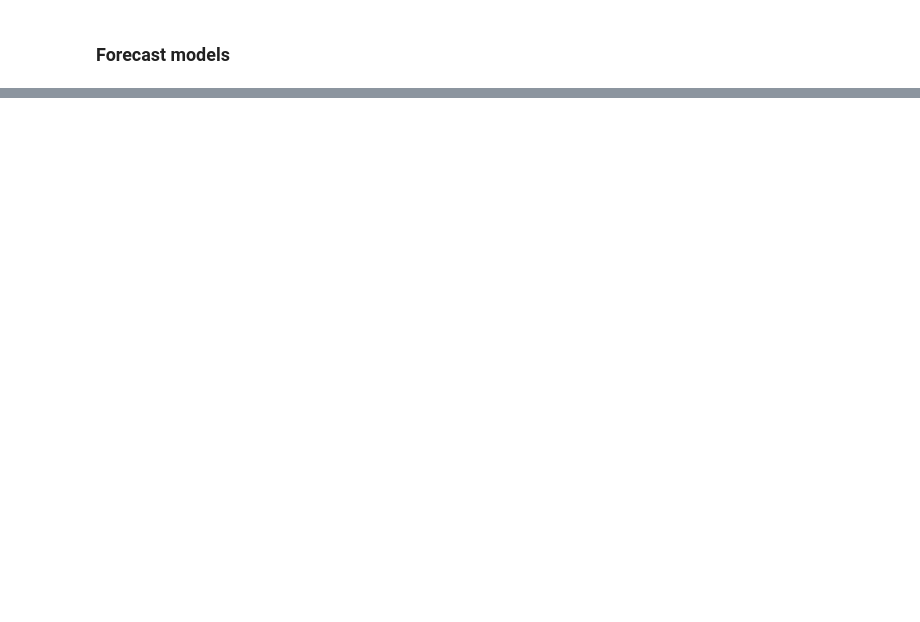
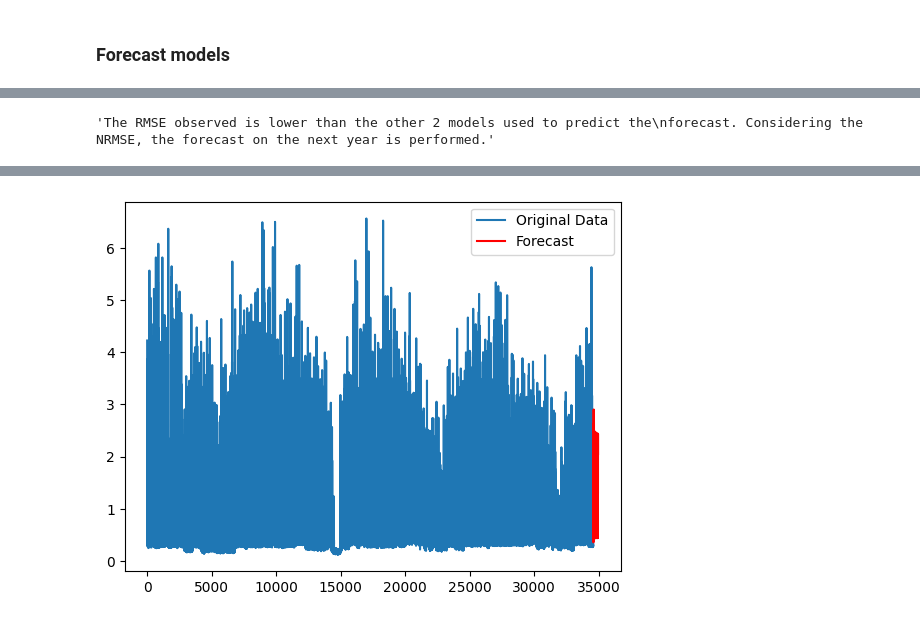
Before and after one commit to mahimalolla/EcoWatt, a Jupyter notebook: EcoWatt_Time_Series.ipynb, the cells around one changed output, grey strips where cells are left out. Cells and saved outputs as stored; diff of their text form; code cells hidden in the pictures; blank space fills up the shorter version.

```diff
--- a/EcoWatt_Time_Series.ipynb
+++ b/EcoWatt_Time_Series.ipynb
@@ -447,0 +678,48 @@ INFO:cmdstanpy:Chain [1] done processing
+# %%
+'''The RMSE observed is lower than the other 2 models used to predict the
+forecast. Considering the NRMSE, the forecast on the next year is performed.'''
+# %% [output]
+'The RMSE observed is lower than the other 2 models used to predict the\nforecast. Considering the NRMSE, the forecast on the next year is performed.'
+# %%
+from sklearn.preprocessing import MinMaxScaler
+from keras.models import Sequential
+from keras.layers import LSTM, Dense
+
+scaler = MinMaxScaler(feature_range = (0, 1))
+df_scaled = scaler.fit_transform(df_resampled['Global_active_power'].values.reshape(-1, 1))
+
+def create_dataset(dataset, look_back = 1):
+    X, y = [], []
+    for i in range(len(dataset) - look_back):
+      X.append(dataset[i:(i + look_back), 0])
+      y.append(dataset[i + look_back, 0])
+    return np.array(X), np.array(y)
+
+look_back = 365
+X, y = create_dataset(df_scaled, look_back)
+
+X = X.reshape(X.shape[0], X.shape[1], 1)
+
+model = Sequential()
+model.add(LSTM(64, input_shape = (X.shape[1], 1)))
+model.add(Dense(1))
+model.compile(optimizer = 'adam', loss = 'mean_squared_error')
+
+model.fit(X, y, epochs = 100, batch_size = 32)
+
+forecast_input = X[-1]
+
+forecast = []
+
+for _ in range(365):
+  next_value = model.predict(forecast_input.reshape(1, look_back, 1))
+  forecast.append(next_value[0, 0])
+  forecast_input = np.append(forecast_input[1:], next_value, axis = 0)
+
+forecast = scaler.inverse_transform(np.array(forecast).reshape(-1, 1))
+
+plt.plot(np.arange(len(df_sarima)), df_sarima['Global_active_power'], label = 'Original Data')
+plt.plot(np.arange(len(df_sarima), len(df_sarima) + 365), forecast, label = 'Forecast', color = 'red')
+plt.legend()
+plt.show()
+# %% [output]
@@ -447,0 +743 @@ INFO:cmdstanpy:Chain [1] done processing
+[figure, added]
```
Also changed, not shown: parts of 18 cells of this notebook.
